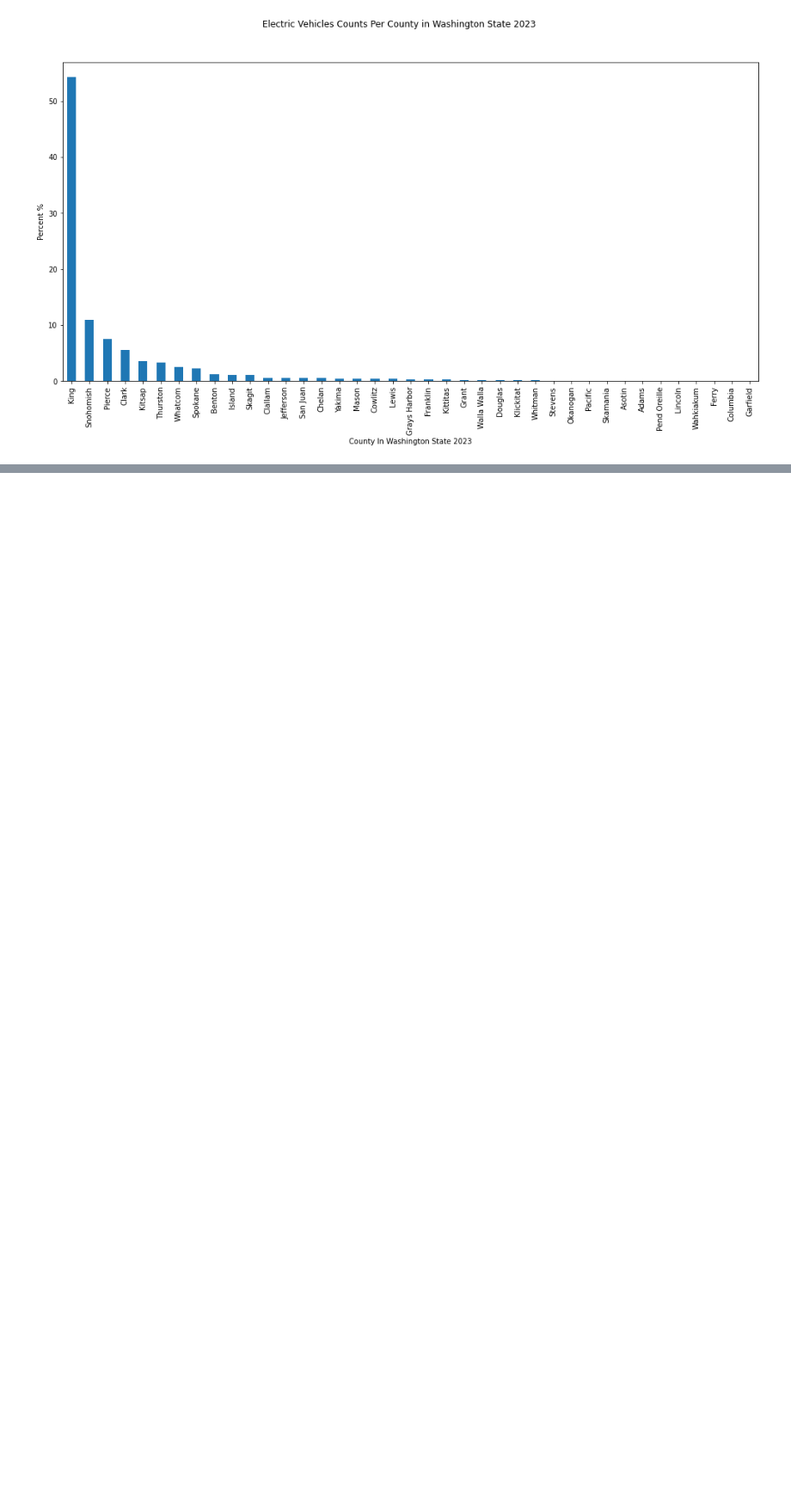
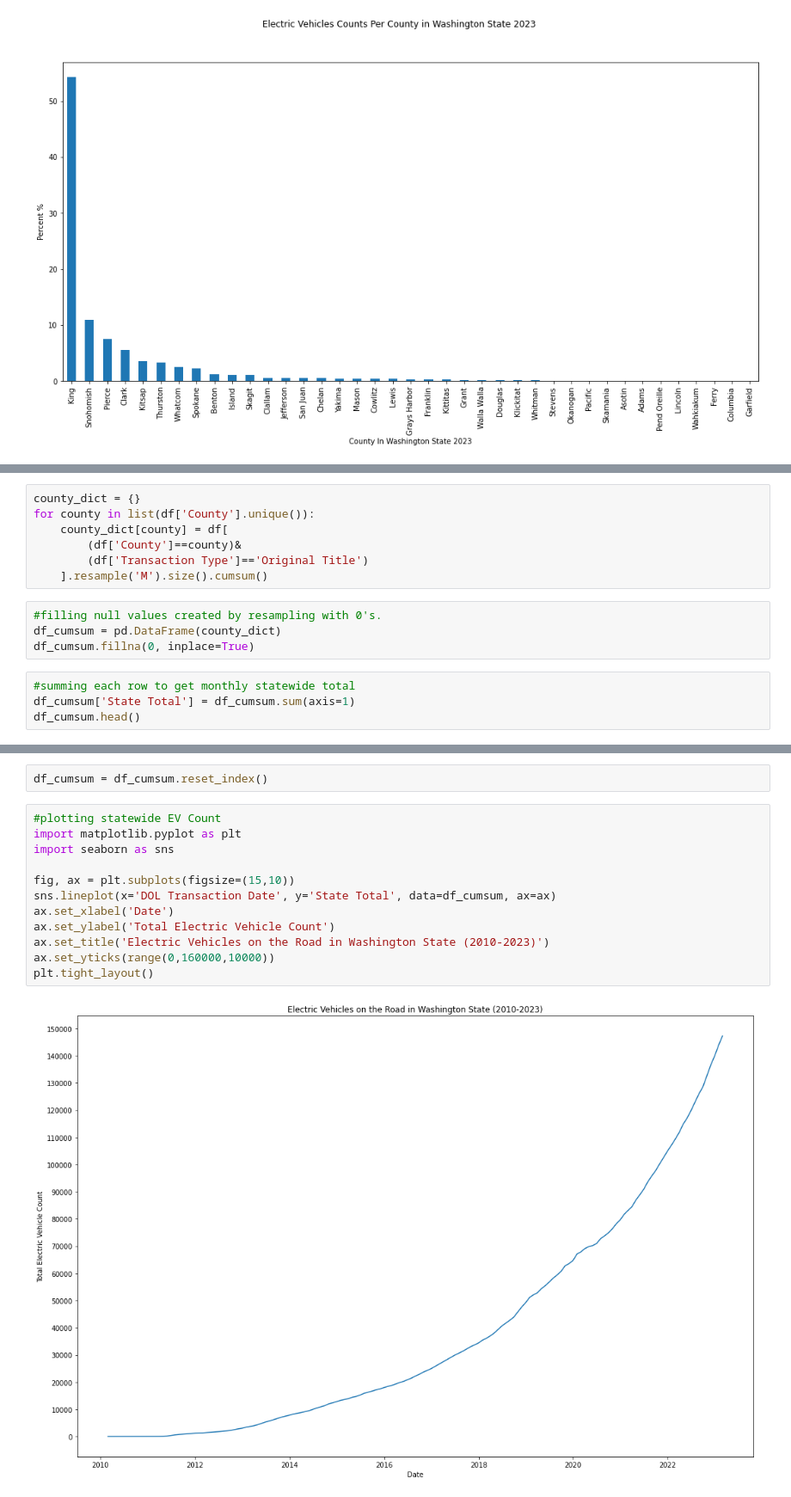
Before and after one commit to chiawang/EV-charing-station, a Jupyter notebook: EV Charging Station in Washington States-checkpoint.ipynb, the cells around one changed output, grey strips where cells are left out. Shown at 86% size. Drawn from its saved outputs; the diff is of its cells as text; blank space fills up the shorter version.

```diff
--- a/EV Charging Station in Washington States-checkpoint.ipynb
+++ b/EV Charging Station in Washington States-checkpoint.ipynb
@@ -256,0 +255,15 @@ Name: County, dtype: int64
+# %%
+county_dict = {}
+for county in list(df['County'].unique()):
+    county_dict[county] = df[
+        (df['County']==county)&
+        (df['Transaction Type']=='Original Title')
+    ].resample('M').size().cumsum()
+# %%
+#filling null values created by resampling with 0's.
+df_cumsum = pd.DataFrame(county_dict)
+df_cumsum.fillna(0, inplace=True)
+# %%
+#summing each row to get monthly statewide total
+df_cumsum['State Total'] = df_cumsum.sum(axis=1)
+df_cumsum.head()
@@ -256,0 +279,16 @@ Name: County, dtype: int64
+# %%
+df_cumsum = df_cumsum.reset_index()
+# %%
+#plotting statewide EV Count
+import matplotlib.pyplot as plt
+import seaborn as sns
+
+fig, ax = plt.subplots(figsize=(15,10))
+sns.lineplot(x='DOL Transaction Date', y='State Total', data=df_cumsum, ax=ax)
+ax.set_xlabel('Date')
+ax.set_ylabel('Total Electric Vehicle Count')
+ax.set_title('Electric Vehicles on the Road in Washington State (2010-2023)')
+ax.set_yticks(range(0,160000,10000))
+plt.tight_layout()
+# %% [output]
+[figure, added]
```
Also changed, not shown: parts of 31 cells of this notebook.
